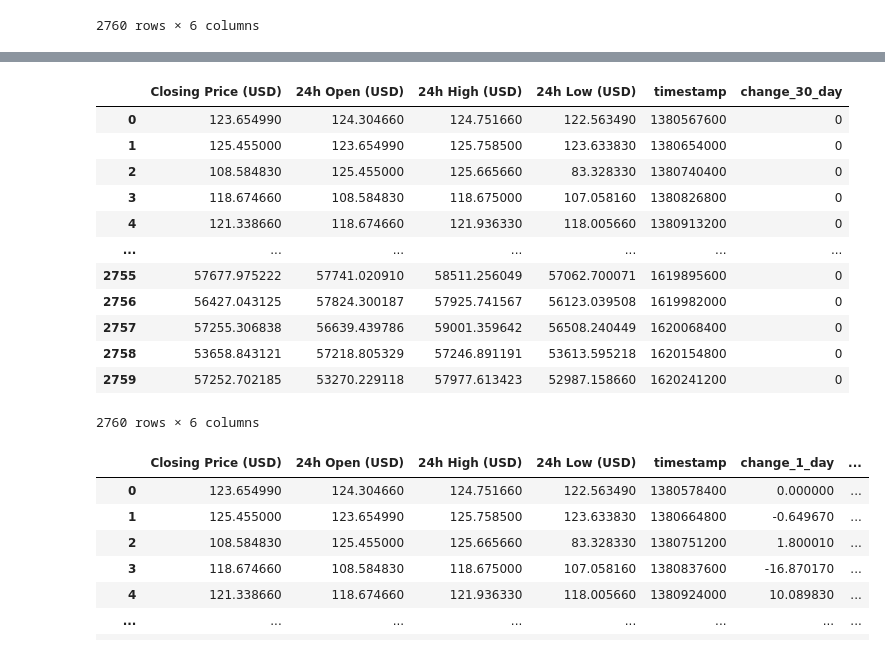
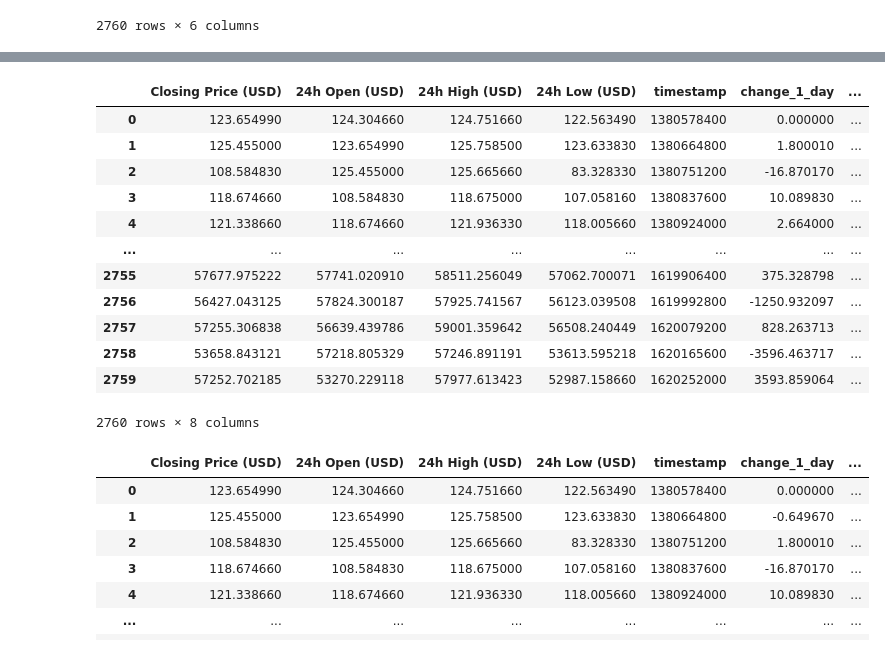
Before and after one commit to MasterElp/project1, a Jupyter notebook: 10_btc_prepare.ipynb, the cells around one changed output, grey strips where cells are left out. Saved outputs shown, nothing was run; the diff lists cells and outputs as text; code cells hidden in the pictures.

```diff
--- a/10_btc_prepare.ipynb
+++ b/10_btc_prepare.ipynb
@@ -91,21 +91,21 @@ def get_direct_change(df, period):
             change.append(0)
     return change
 # %%
-#period = 1
-#btc_usd_df[f'change_{period}_day'] = get_period_change(btc_usd_df, period)
-#btc_usd_df
+period = 1
+btc_usd_df[f'change_{period}_day'] = get_period_change(btc_usd_df, period)
+btc_usd_df
 # %% [output]
-|  | Closing Price (USD) | 24h Open (USD) | 24h High (USD) | 24h Low (USD) | timestamp | change_30_day |
-| 0 | 123.654990 | 124.304660 | 124.751660 | 122.563490 | 1380567600 | 0 |
-| 1 | 125.455000 | 123.654990 | 125.758500 | 123.633830 | 1380654000 | 0 |
-| 2 | 108.584830 | 125.455000 | 125.665660 | 83.328330 | 1380740400 | 0 |
-| 3 | 118.674660 | 108.584830 | 118.675000 | 107.058160 | 1380826800 | 0 |
-| 4 | 121.338660 | 118.674660 | 121.936330 | 118.005660 | 1380913200 | 0 |
-| ... | ... | ... | ... | ... | ... | ... |
-| 2755 | 57677.975222 | 57741.020910 | 58511.256049 | 57062.700071 | 1619895600 | 0 |
-| 2756 | 56427.043125 | 57824.300187 | 57925.741567 | 56123.039508 | 1619982000 | 0 |
-| 2757 | 57255.306838 | 56639.439786 | 59001.359642 | 56508.240449 | 1620068400 | 0 |
-| 2758 | 53658.843121 | 57218.805329 | 57246.891191 | 53613.595218 | 1620154800 | 0 |
-| 2759 | 57252.702185 | 53270.229118 | 57977.613423 | 52987.158660 | 1620241200 | 0 |
+|  | Closing Price (USD) | 24h Open (USD) | 24h High (USD) | 24h Low (USD) | timestamp | change_1_day | ... |
+| 0 | 123.654990 | 124.304660 | 124.751660 | 122.563490 | 1380578400 | 0.000000 | ... |
+| 1 | 125.455000 | 123.654990 | 125.758500 | 123.633830 | 1380664800 | 1.800010 | ... |
+| 2 | 108.584830 | 125.455000 | 125.665660 | 83.328330 | 1380751200 | -16.870170 | ... |
+| 3 | 118.674660 | 108.584830 | 118.675000 | 107.058160 | 1380837600 | 10.089830 | ... |
+| 4 | 121.338660 | 118.674660 | 121.936330 | 118.005660 | 1380924000 | 2.664000 | ... |
+| ... | ... | ... | ... | ... | ... | ... | ... |
+| 2755 | 57677.975222 | 57741.020910 | 58511.256049 | 57062.700071 | 1619906400 | 375.328798 | ... |
+| 2756 | 56427.043125 | 57824.300187 | 57925.741567 | 56123.039508 | 1619992800 | -1250.932097 | ... |
+| 2757 | 57255.306838 | 56639.439786 | 59001.359642 | 56508.240449 | 1620079200 | 828.263713 | ... |
+| 2758 | 53658.843121 | 57218.805329 | 57246.891191 | 53613.595218 | 1620165600 | -3596.463717 | ... |
+| 2759 | 57252.702185 | 53270.229118 | 57977.613423 | 52987.158660 | 1620252000 | 3593.859064 | ... |
-2760 rows × 6 columns
+2760 rows × 8 columns
 # %%
```
Also changed, not shown: parts of 7 cells of this notebook, 52 other files.
